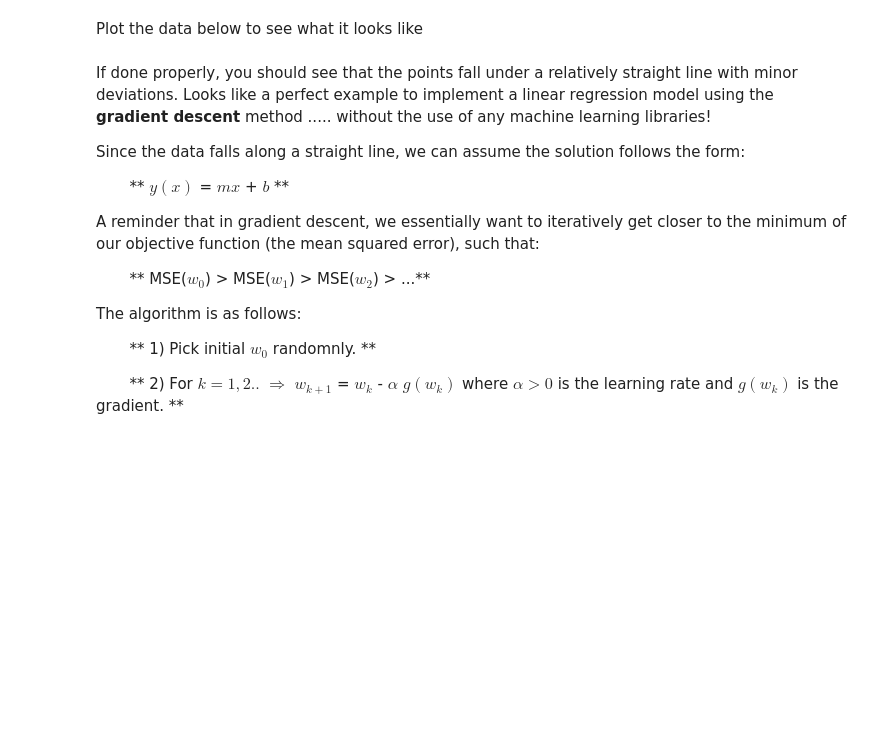
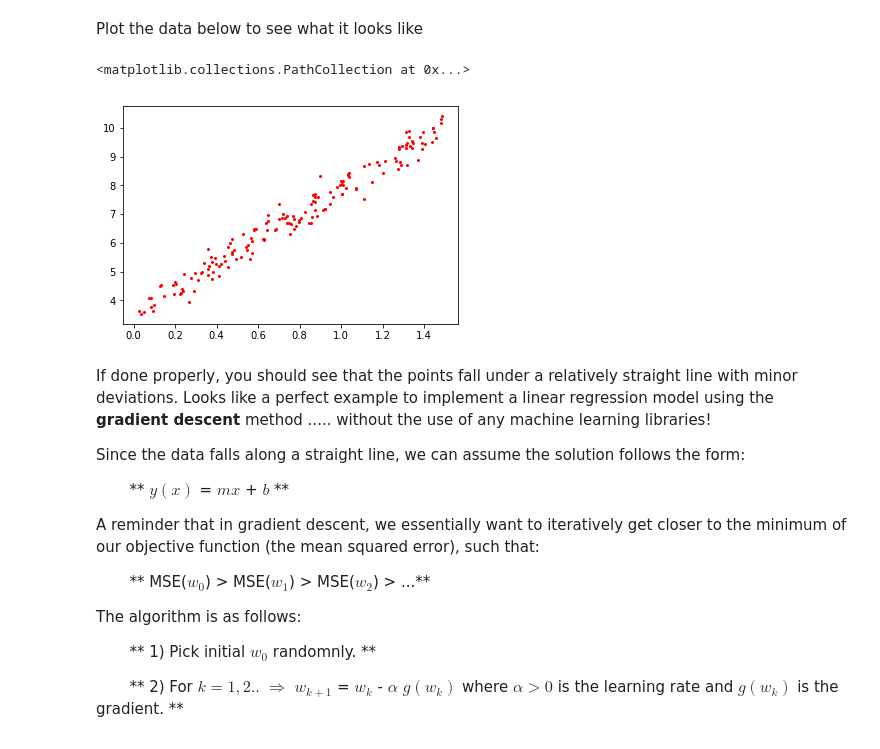
Before and after one commit to McGillAISociety/mais-bootcamp-w2019, a Jupyter notebook: Assignment2/Assignment 2.ipynb, the cells around one changed output. Cells and saved outputs as stored; diff of their text form; code cells hidden in the pictures; blank space fills up the shorter version.

```diff
--- a/Assignment2/Assignment 2.ipynb
+++ b/Assignment2/Assignment 2.ipynb
@@ -180,12 +267,27 @@ Make sure to review the slides, do some research, and/or ask for clarification i
 For the rest of the assignment, we will use the other dataset named **dataset2.csv**. First load the csv and split the model into train, valid, and test sets as shown earlier in the assignment.
 # %%
 ### YOUR CODE HERE - Load dataset2.csv and split into 3 equal sets
+data = pd.read_csv('dataset2.csv', header=None)
+data = data.iloc[:, :-1]
+train, valid, test = np.split(data, [int(.33*len(data)), int(.66*len(data))])
+
 
 ### YOUR CODE HERE - Sort the data in order for plotting purposes later
+train.sort_values(by=[0], inplace=True)
+valid.sort_values(by=[0], inplace=True)
+test.sort_values(by=[0], inplace=True)
+
+x_train = train[0]; y_train = train[1]
+x_valid = valid[0]; y_valid = valid[1]
+x_test = test[0]; y_test=test[1]
 # %% [markdown]
 Plot the data below to see what it looks like
 # %%
 ### YOUR CODE HERE - Plot the points for dataset2
+plt.scatter(train[0],train[1],s=4,c='r')
+# %% [output]
+<matplotlib.collections.PathCollection at 0x...>
+[figure, added]
 # %% [markdown]
 If done properly, you should see that the points fall under a relatively straight line with minor deviations. Looks like a perfect example to implement a linear regression model using the **gradient descent** method ..... without the use of any machine learning libraries!
 
```
Also changed, not shown: parts of 14 cells of this notebook.
